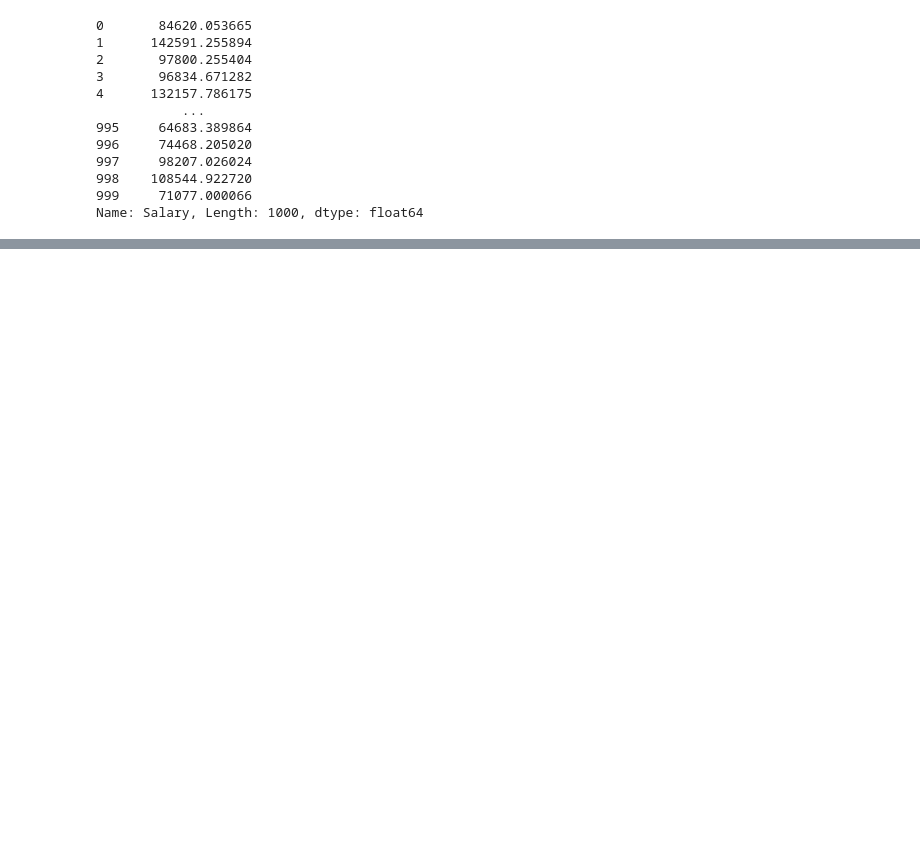
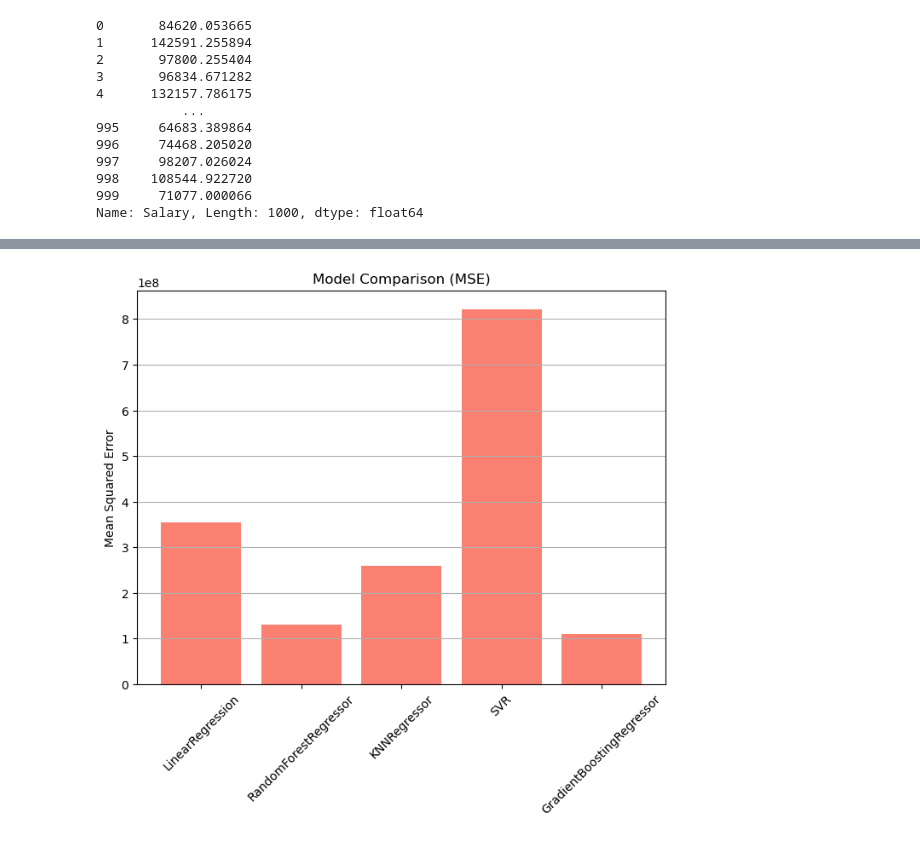
Before and after one commit to kaif0008/Employee-Salary-Prediction, a Jupyter notebook: EmployeeSalaryPredictionNotebook.ipynb, the cells around one changed output, grey strips where cells are left out. Drawn from its saved outputs; the diff is of its cells as text; code cells hidden in the pictures; blank space fills up the shorter version.

```diff
--- a/EmployeeSalaryPredictionNotebook.ipynb
+++ b/EmployeeSalaryPredictionNotebook.ipynb
@@ -273,0 +322,13 @@ MSE: 127076206.24952526
+# %%
+# Extract MSE from results
+mse_scores = {model: metrics["MSE"] for model, metrics in results.items()}
+
+plt.figure(figsize=(8, 6))
+plt.bar(mse_scores.keys(), mse_scores.values(), color='salmon')
+plt.ylabel('Mean Squared Error')
+plt.title('Model Comparison (MSE)')
+plt.xticks(rotation=45)
+plt.grid(True, axis='y')
+plt.show()
+# %% [output]
+[figure, added]
```
Also changed, not shown: parts of 10 cells of this notebook, 2 other files.
